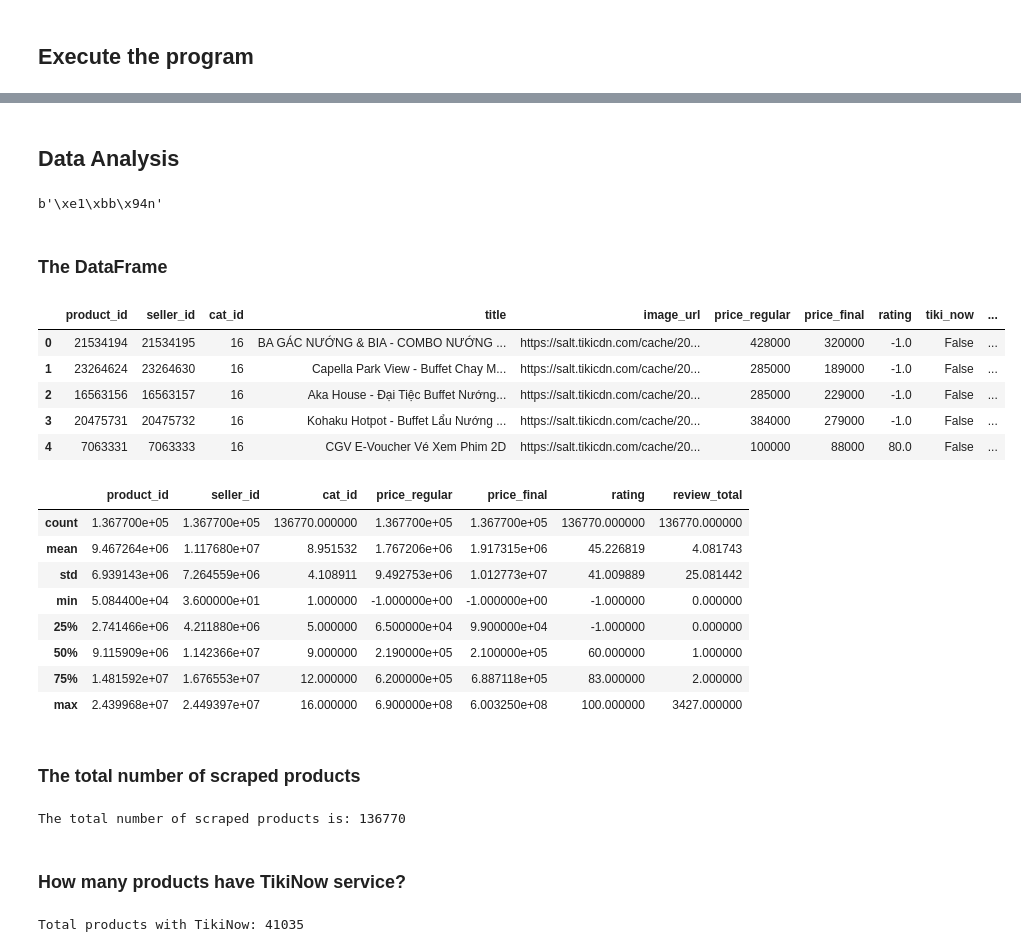
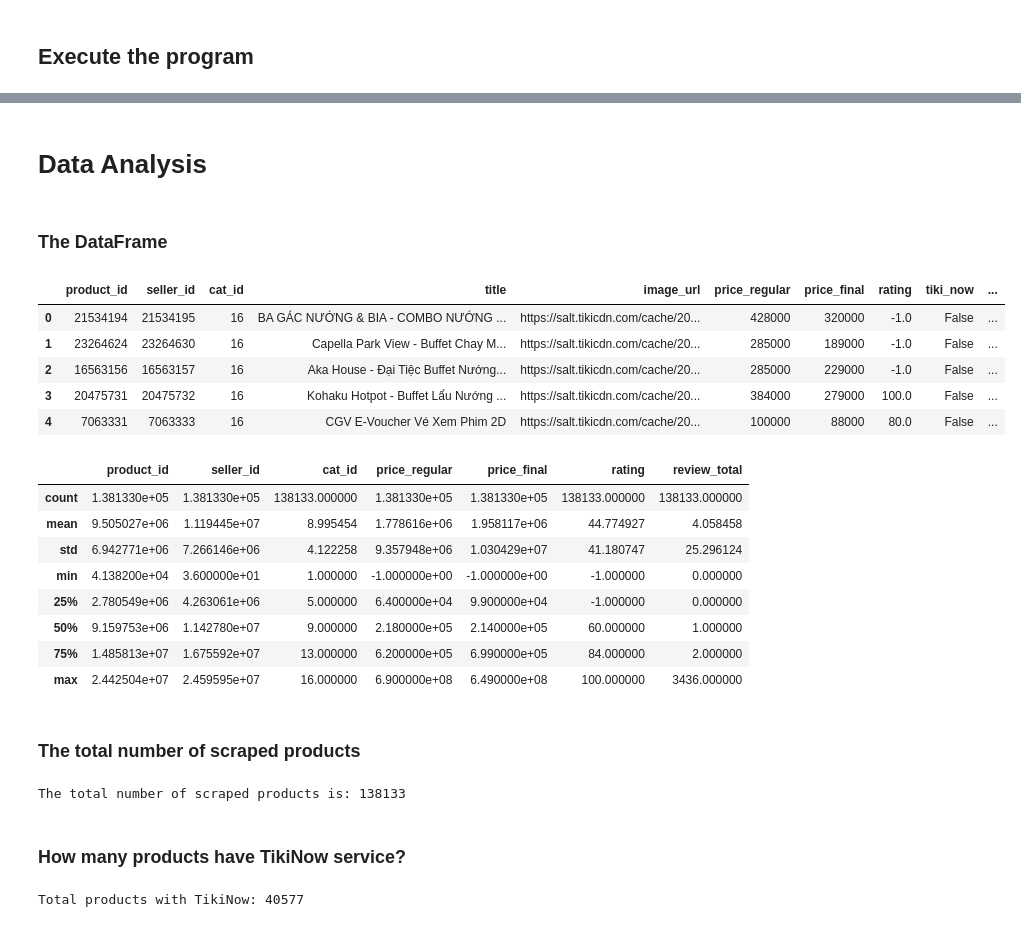
Before and after one commit to jodythai/tiki-scraping, a Jupyter notebook: Week 2 Project.ipynb, the cells around one changed output, grey strips where cells are left out. Drawn from its saved outputs; the diff is of its cells as text; code cells hidden in the pictures.

```diff
--- a/Week 2 Project.ipynb
+++ b/Week 2 Project.ipynb
@@ -352,8 +397,8 @@ def insert_to_db__products():
 def select_from_db(sql):
 	"""
 	This function will execute the SELECT query and return the list of results
-	1. if input is the table name, it will return the list of results from that table
-	2. if input is the sql query, it will execute that query and return the according results
+	1. If the input is a table name, it will return a list of all rows from that table
+	2. If the input is a SQL query, it will execute that query and return the desire results
 	"""
 	try:
 
@@ -419,85 +464,53 @@ https://tiki.vn/voucher-dich-vu/c11312?src=c.11312.hamburger_menu_fly_out_banner
 KeyboardInterrupt:
 # %% [markdown]
-## Data Analysis
+# Data Analysis
-# %%
-import binascii
-
-def parser_test(url):
-	"""Get a parsed version of an URL"""
-
-	try:
-		# Retrieve plain HTML code
-		plain = requests.get(url).text
-
-		# Parse the plain content into structured one
-		soup = BeautifulSoup(plain, features="lxml")
-
-		return soup
-
-	except Exception as err:
-		print_exception(err)
-
-url = "https://tiki.vn/api/v2/reviews?product_id=10596796&limit=10&sort=score|desc,id|desc,stars|all&include=comments&page=1&_=1564228745807"
-soup = parser_test(url)
-
-#print(soup)
-
-string = "\u1ed4n"
-
-string2 = string.encode('utf-8')
-
-print(string2)
-# %% [output]
-b'\xe1\xbb\x94n'
 # %% [markdown]
 ### The DataFrame
 # %%
+# Create the DataFrame
 products_all = select_from_db(tbl_prefix + "products")
 df = pd.DataFrame(products_all, columns = ['product_id',
                                        'seller_id',
                                        'cat_id',
                                        'title',
                                        'image_url',
                                        'price_regular',
                                        'price_final',
                                        'rating',
                                        'tiki_now',
                                        'product_url',
                                        'review_total',
                                        'insert_date'])
 
-# Convert some data types for precise computation
-df = df.astype({"price_regular": int, "price_final": int})
-
 df.head()
 # %% [output]
 |  | product_id | seller_id | cat_id | title | image_url | price_regular | price_final | rating | tiki_now | ... |
 | 0 | 21534194 | 21534195 | 16 | BA GÁC NƯỚNG & BIA - COMBO NƯỚNG ... | https://salt.tikicdn.com/cache/20... | 428000 | 320000 | -1.0 | False | ... |
 | 1 | 23264624 | 23264630 | 16 | Capella Park View - Buffet Chay M... | https://salt.tikicdn.com/cache/20... | 285000 | 189000 | -1.0 | False | ... |
 | 2 | 16563156 | 16563157 | 16 | Aka House - Đại Tiệc Buffet Nướng... | https://salt.tikicdn.com/cache/20... | 285000 | 229000 | -1.0 | False | ... |
-| 3 | 20475731 | 20475732 | 16 | Kohaku Hotpot - Buffet Lẩu Nướng ... | https://salt.tikicdn.com/cache/20... | 384000 | 279000 | -1.0 | False | ... |
+| 3 | 20475731 | 20475732 | 16 | Kohaku Hotpot - Buffet Lẩu Nướng ... | https://salt.tikicdn.com/cache/20... | 384000 | 279000 | 100.0 | False | ... |
 | 4 | 7063331 | 7063333 | 16 | CGV E-Voucher Vé Xem Phim 2D | https://salt.tikicdn.com/cache/20... | 100000 | 88000 | 80.0 | False | ... |
 # %%
 df.describe()
 # %% [output]
 |  | product_id | seller_id | cat_id | price_regular | price_final | rating | review_total |
-| count | 1.367700e+05 | 1.367700e+05 | 136770.000000 | 1.367700e+05 | 1.367700e+05 | 136770.000000 | 136770.000000 |
-| mean | 9.467264e+06 | 1.117680e+07 | 8.951532 | 1.767206e+06 | 1.917315e+06 | 45.226819 | 4.081743 |
-| std | 6.939143e+06 | 7.264559e+06 | 4.108911 | 9.492753e+06 | 1.012773e+07 | 41.009889 | 25.081442 |
-| min | 5.084400e+04 | 3.600000e+01 | 1.000000 | -1.000000e+00 | -1.000000e+00 | -1.000000 | 0.000000 |
-| 25% | 2.741466e+06 | 4.211880e+06 | 5.000000 | 6.500000e+04 | 9.900000e+04 | -1.000000 | 0.000000 |
-| 50% | 9.115909e+06 | 1.142366e+07 | 9.000000 | 2.190000e+05 | 2.100000e+05 | 60.000000 | 1.000000 |
-| 75% | 1.481592e+07 | 1.676553e+07 | 12.000000 | 6.200000e+05 | 6.887118e+05 | 83.000000 | 2.000000 |
-| max | 2.439968e+07 | 2.449397e+07 | 16.000000 | 6.900000e+08 | 6.003250e+08 | 100.000000 | 3427.000000 |
+| count | 1.381330e+05 | 1.381330e+05 | 138133.000000 | 1.381330e+05 | 1.381330e+05 | 138133.000000 | 138133.000000 |
+| mean | 9.505027e+06 | 1.119445e+07 | 8.995454 | 1.778616e+06 | 1.958117e+06 | 44.774927 | 4.058458 |
+| std | 6.942771e+06 | 7.266146e+06 | 4.122258 | 9.357948e+06 | 1.030429e+07 | 41.180747 | 25.296124 |
+| min | 4.138200e+04 | 3.600000e+01 | 1.000000 | -1.000000e+00 | -1.000000e+00 | -1.000000 | 0.000000 |
+| 25% | 2.780549e+06 | 4.263061e+06 | 5.000000 | 6.400000e+04 | 9.900000e+04 | -1.000000 | 0.000000 |
+| 50% | 9.159753e+06 | 1.142780e+07 | 9.000000 | 2.180000e+05 | 2.140000e+05 | 60.000000 | 1.000000 |
+| 75% | 1.485813e+07 | 1.675592e+07 | 13.000000 | 6.200000e+05 | 6.990000e+05 | 84.000000 | 2.000000 |
+| max | 2.442504e+07 | 2.459595e+07 | 16.000000 | 6.900000e+08 | 6.490000e+08 | 100.000000 | 3436.000000 |
 # %% [markdown]
 ### The total number of scraped products
 # %%
 print("The total number of scraped products is:", len(products_all))
 # %% [output]
-The total number of scraped products is: 136770
+The total number of scraped products is: 138133
 # %% [markdown]
 ### How many products have TikiNow service?
 # %%
 print("Total products with TikiNow:", len(df[df["tiki_now"] == True]))
 # %% [output]
-Total products with TikiNow: 41035
+Total products with TikiNow: 40577
```
Also changed, not shown: parts of 16 cells of this notebook, 3 other files.
